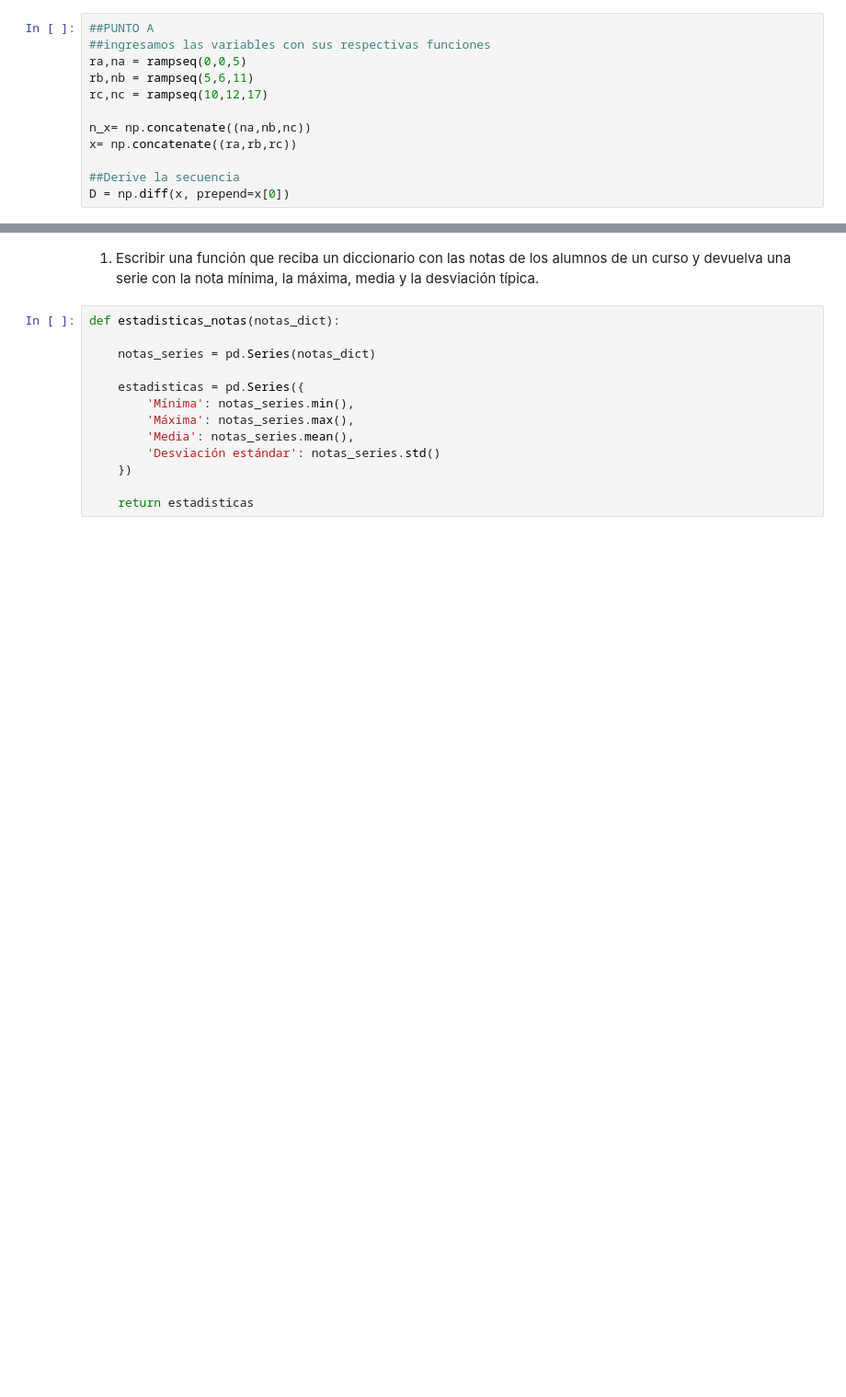
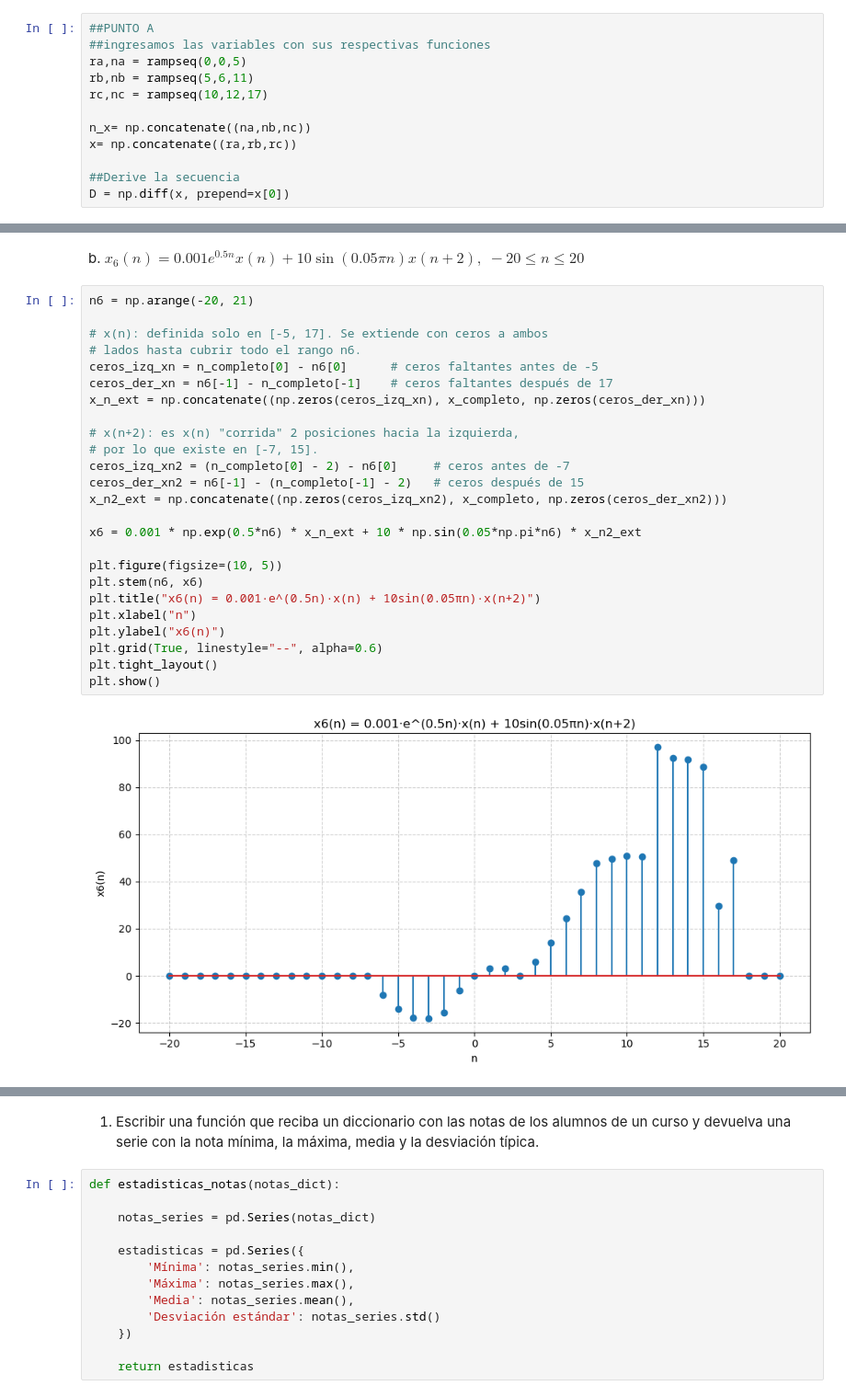
Before and after one commit to valentinamoralese/Biose-ales-Valentina-Morales-Paula-Garcia, a Jupyter notebook: Practica1_Valentina_Paula.ipynb, the cells around one changed output, grey strips where cells are left out. Shown at 92% size. Saved outputs shown, nothing was run; the diff lists cells and outputs as text; blank space fills up the shorter version.

```diff
--- a/Practica1_Valentina_Paula.ipynb
+++ b/Practica1_Valentina_Paula.ipynb
@@ -512 +564,30 @@ PUNTO B
+# %% [markdown]
+b. $x_6(n) = 0.001e^{0.5n}x(n) + 10\sin(0.05\pi n)x(n+2), \; -20 \leq n \leq 20$
+# %%
+n6 = np.arange(-20, 21)
+
+# x(n): definida solo en [-5, 17]. Se extiende con ceros a ambos
+# lados hasta cubrir todo el rango n6.
+ceros_izq_xn = n_completo[0] - n6[0]      # ceros faltantes antes de -5
+ceros_der_xn = n6[-1] - n_completo[-1]    # ceros faltantes después de 17
+x_n_ext = np.concatenate((np.zeros(ceros_izq_xn), x_completo, np.zeros(ceros_der_xn)))
+
+# x(n+2): es x(n) "corrida" 2 posiciones hacia la izquierda,
+# por lo que existe en [-7, 15].
+ceros_izq_xn2 = (n_completo[0] - 2) - n6[0]     # ceros antes de -7
+ceros_der_xn2 = n6[-1] - (n_completo[-1] - 2)   # ceros después de 15
+x_n2_ext = np.concatenate((np.zeros(ceros_izq_xn2), x_completo, np.zeros(ceros_der_xn2)))
+
+x6 = 0.001 * np.exp(0.5*n6) * x_n_ext + 10 * np.sin(0.05*np.pi*n6) * x_n2_ext
+
+plt.figure(figsize=(10, 5))
+plt.stem(n6, x6)
+plt.title("x6(n) = 0.001·e^(0.5n)·x(n) + 10sin(0.05πn)·x(n+2)")
+plt.xlabel("n")
+plt.ylabel("x6(n)")
+plt.grid(True, linestyle="--", alpha=0.6)
+plt.tight_layout()
+plt.show()
+# %% [output]
+[figure, added]
 # %% [markdown]
```
Also changed, not shown: parts of 20 cells of this notebook.
